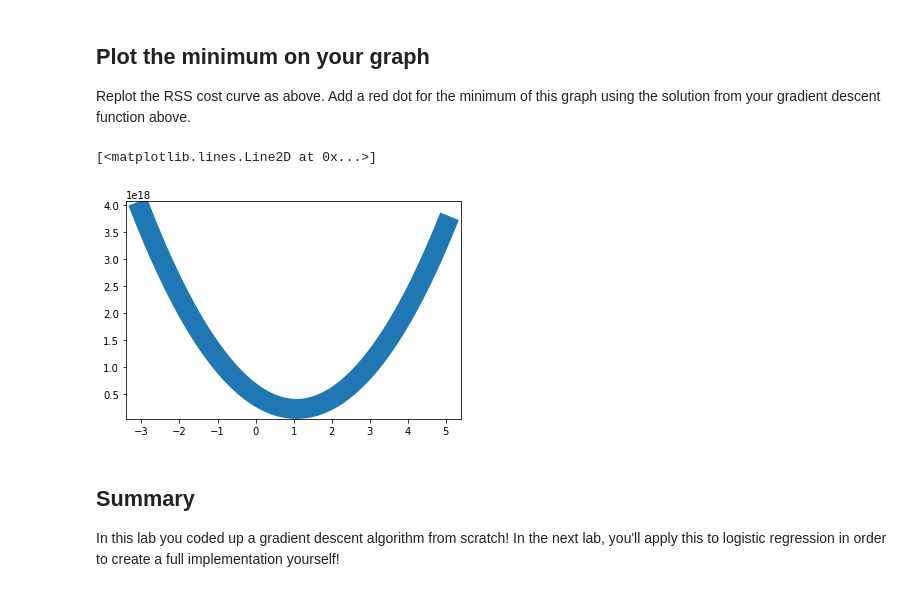
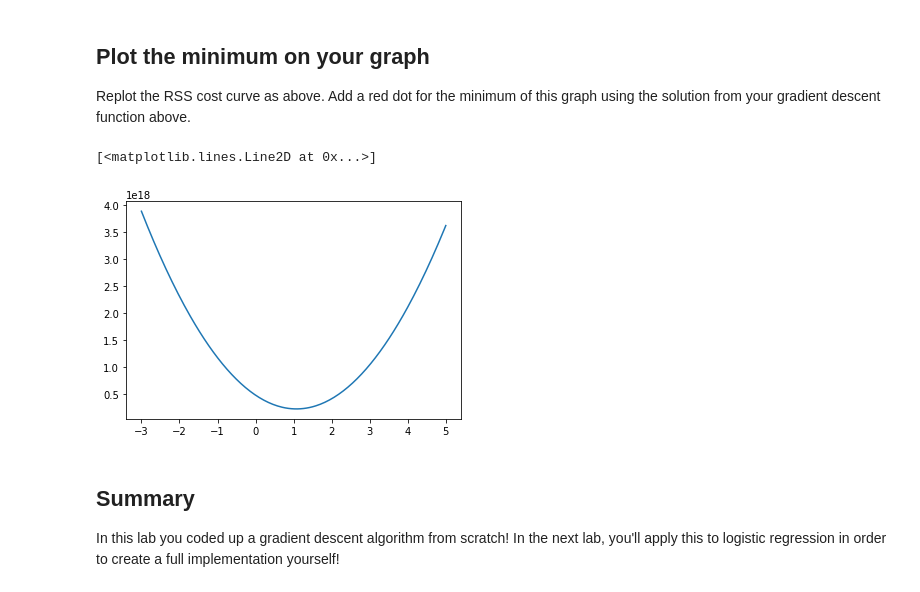
Before and after one commit to Patrickbfuller/dsc-3-30-05-gradient-descent-lab-seattle-ds-career-040119, a Jupyter notebook: index.ipynb, the cells around one changed output. Drawn from its saved outputs; the diff is of its cells as text; code cells hidden in the pictures.

```diff
--- a/index.ipynb
+++ b/index.ipynb
@@ -139,13 +139,12 @@ Replot the RSS cost curve as above. Add a red dot for the minimum of this graph
 # %%
 #Your code here
 plt.figure()
 x = np.linspace(-3,5,2e2)
 y = [rss(xi) for xi in x]
-plt.plasma()
-plt.plot(x,y,lw=)
+plt.plot(x,y)
 # %% [output]
 [<matplotlib.lines.Line2D at 0x...>]
-[figure, old version]
+[figure, new version]
 # %% [markdown]
 ## Summary
 
```
